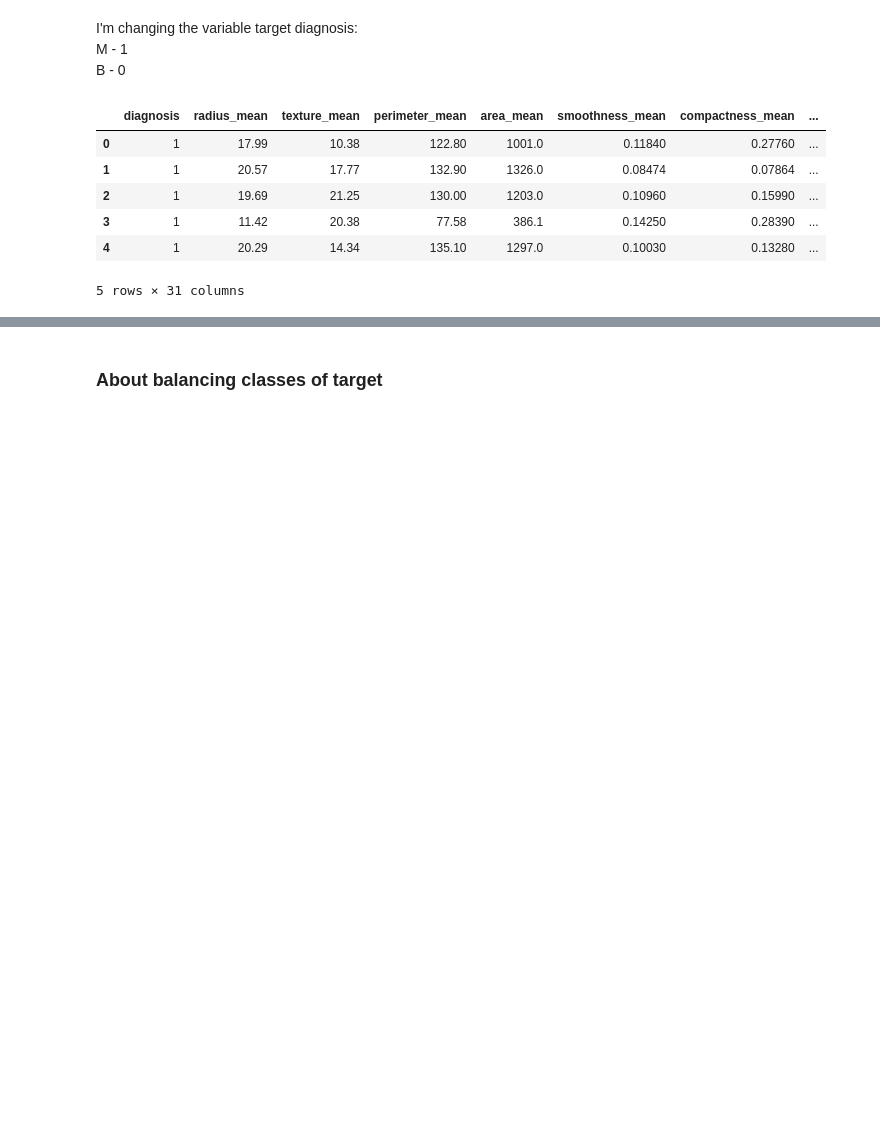
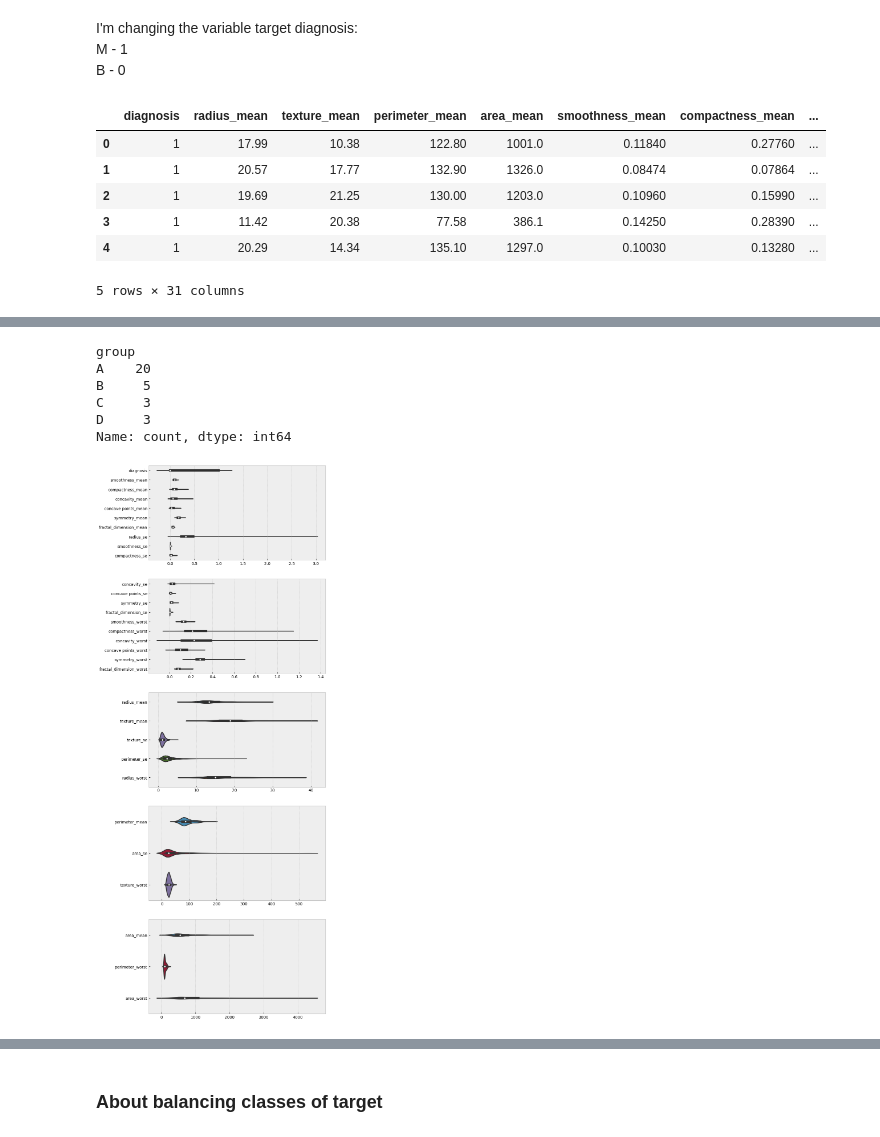
Before and after one commit to sabinorsp/cancer_data_classification, a Jupyter notebook: notebooks/1.0-rsp-exploratory-data-analysis.ipynb, the cells around one changed output, grey strips where cells are left out. Cells and saved outputs as stored; diff of their text form; code cells hidden in the pictures; blank space fills up the shorter version.

```diff
--- a/notebooks/1.0-rsp-exploratory-data-analysis.ipynb
+++ b/notebooks/1.0-rsp-exploratory-data-analysis.ipynb
@@ -88,0 +81,3 @@ data.head(5)
+# %%
+summarize = data.describe()
+summarize
@@ -127,0 +131,42 @@ plt.show()
+# %%
+def create_groups(summarize):
+
+    df = pd.DataFrame(summarize.loc['mean'])
+    df['group'] = pd.cut(df['mean'],
+                         [0, 1, 20, 100, 1000],
+                         labels=['A','B','C','D'])
+    return df
+# %%
+grouped_data = create_groups(summarize)
+print(grouped_data.group.value_counts())
+
+# Subset the group A to a A-A and A-B to construct a plots:
+group_A_A = grouped_data.query("group == 'A'")[:10]
+group_A_B = grouped_data.query("group == 'A'")[10:20]
+group_B = grouped_data.query("group == 'B'")
+group_C = grouped_data.query("group == 'C'")
+group_D = grouped_data.query("group == 'D'")
+
+# Mapping list index groups
+list_group = [
+    list(group_A_A.index.values),
+    list(group_A_B.index.values),
+    list(group_B.index.values),
+    list(group_C.index.values),
+    list(group_D.index.values)
+]
+# %% [output]
+group
+A    20
+B     5
+C     3
+D     3
+Name: count, dtype: int64
+# %%
+fig, axs = plt.subplots(5, figsize=(8,25))
+for index in range(len(list_group)):
+    row = index
+    sns.violinplot(data=data[list_group[index]], ax=axs[row], orient='horizontal')
+plt.show()
+# %% [output]
+[figure, added]
```
Also changed, not shown: parts of 17 cells of this notebook, 2 other files.
